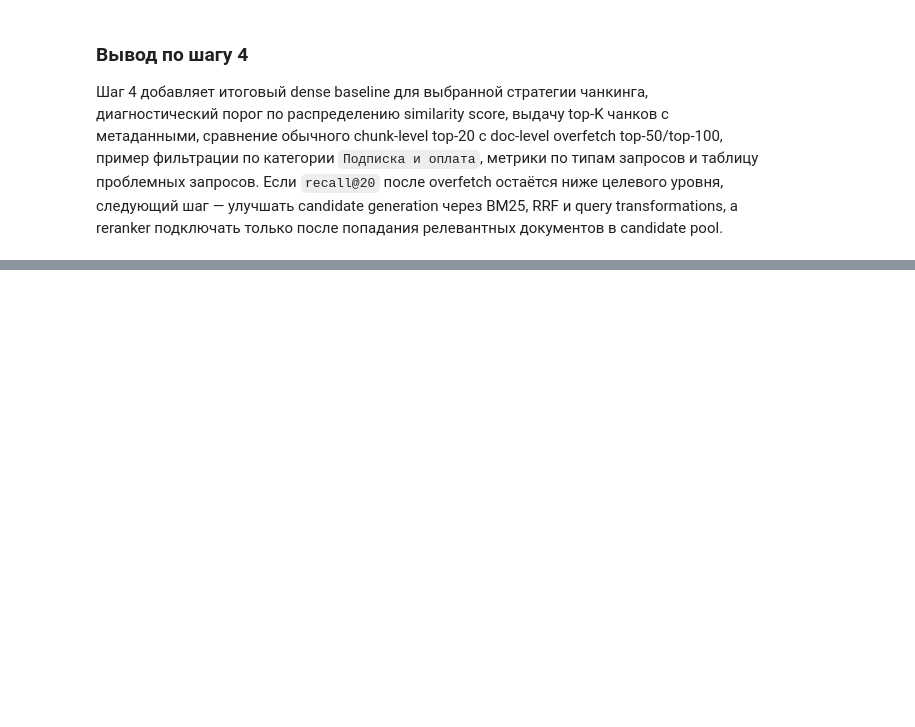
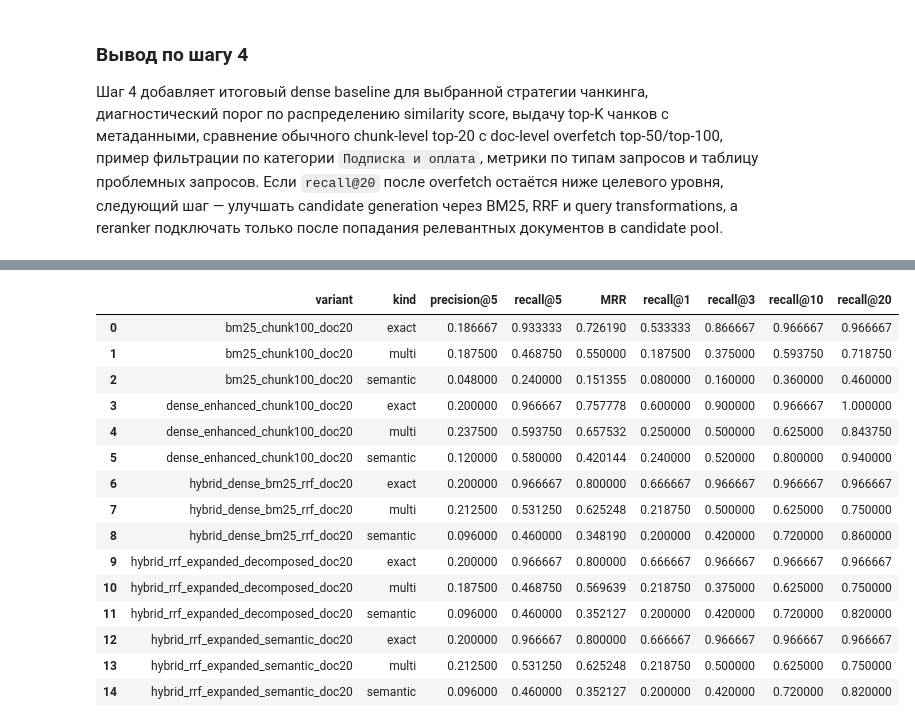
Before and after one commit to IlyaEmelin/ai-agent.rag-system2, a Jupyter notebook: filmoskop_rag.ipynb, the cells around one changed output, grey strips where cells are left out. Saved outputs shown, nothing was run; the diff lists cells and outputs as text; code cells hidden in the pictures; blank space fills up the shorter version.

```diff
--- a/filmoskop_rag.ipynb
+++ b/filmoskop_rag.ipynb
@@ -759,0 +1149,22 @@ problem_queries.head(15)
+# %%
+step5_by_kind = step5_diagnostics.groupby(["variant", "kind"])[[
+    "precision@5", "recall@5", "MRR", "recall@1", "recall@3", "recall@10", "recall@20"
+]].mean().reset_index()
+step5_by_kind.sort_values(["variant", "kind"])
+# %% [output]
+|  | variant | kind | precision@5 | recall@5 | MRR | recall@1 | recall@3 | recall@10 | recall@20 |
+| 0 | bm25_chunk100_doc20 | exact | 0.186667 | 0.933333 | 0.726190 | 0.533333 | 0.866667 | 0.966667 | 0.966667 |
+| 1 | bm25_chunk100_doc20 | multi | 0.187500 | 0.468750 | 0.550000 | 0.187500 | 0.375000 | 0.593750 | 0.718750 |
+| 2 | bm25_chunk100_doc20 | semantic | 0.048000 | 0.240000 | 0.151355 | 0.080000 | 0.160000 | 0.360000 | 0.460000 |
+| 3 | dense_enhanced_chunk100_doc20 | exact | 0.200000 | 0.966667 | 0.757778 | 0.600000 | 0.900000 | 0.966667 | 1.000000 |
+| 4 | dense_enhanced_chunk100_doc20 | multi | 0.237500 | 0.593750 | 0.657532 | 0.250000 | 0.500000 | 0.625000 | 0.843750 |
+| 5 | dense_enhanced_chunk100_doc20 | semantic | 0.120000 | 0.580000 | 0.420144 | 0.240000 | 0.520000 | 0.800000 | 0.940000 |
+| 6 | hybrid_dense_bm25_rrf_doc20 | exact | 0.200000 | 0.966667 | 0.800000 | 0.666667 | 0.966667 | 0.966667 | 0.966667 |
+| 7 | hybrid_dense_bm25_rrf_doc20 | multi | 0.212500 | 0.531250 | 0.625248 | 0.218750 | 0.500000 | 0.625000 | 0.750000 |
+| 8 | hybrid_dense_bm25_rrf_doc20 | semantic | 0.096000 | 0.460000 | 0.348190 | 0.200000 | 0.420000 | 0.720000 | 0.860000 |
+| 9 | hybrid_rrf_expanded_decomposed_doc20 | exact | 0.200000 | 0.966667 | 0.800000 | 0.666667 | 0.966667 | 0.966667 | 0.966667 |
+| 10 | hybrid_rrf_expanded_decomposed_doc20 | multi | 0.187500 | 0.468750 | 0.569639 | 0.218750 | 0.375000 | 0.625000 | 0.750000 |
+| 11 | hybrid_rrf_expanded_decomposed_doc20 | semantic | 0.096000 | 0.460000 | 0.352127 | 0.200000 | 0.420000 | 0.720000 | 0.820000 |
+| 12 | hybrid_rrf_expanded_semantic_doc20 | exact | 0.200000 | 0.966667 | 0.800000 | 0.666667 | 0.966667 | 0.966667 | 0.966667 |
+| 13 | hybrid_rrf_expanded_semantic_doc20 | multi | 0.212500 | 0.531250 | 0.625248 | 0.218750 | 0.500000 | 0.625000 | 0.750000 |
+| 14 | hybrid_rrf_expanded_semantic_doc20 | semantic | 0.096000 | 0.460000 | 0.352127 | 0.200000 | 0.420000 | 0.720000 | 0.820000 |
```
Also changed, not shown: parts of 10 cells of this notebook, 1 other file.
